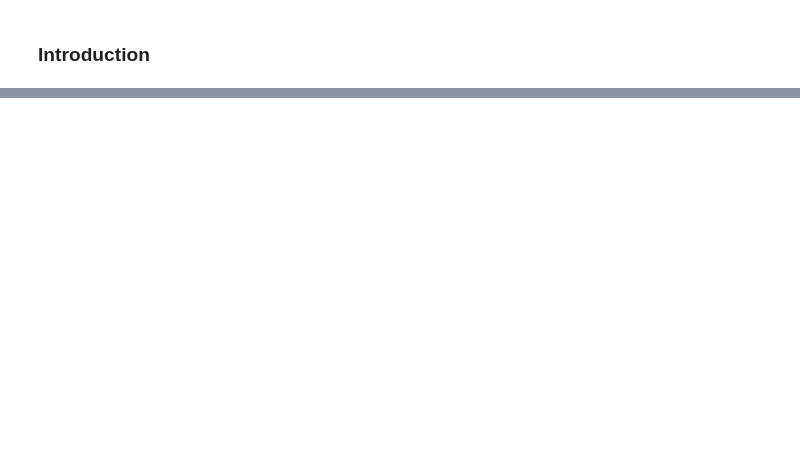
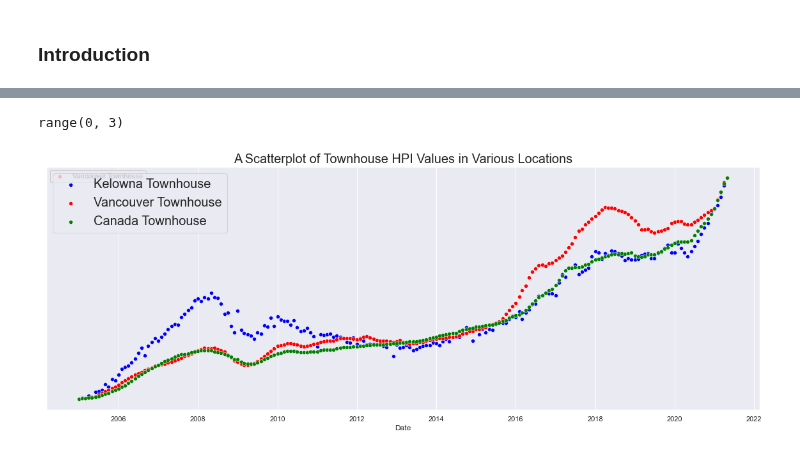
Before and after one commit to data301-2021-summer2/group-11-project, a Jupyter notebook: analysis/Shared/Task 4 Notebook.ipynb, the cells around one changed output, grey strips where cells are left out. Saved outputs shown, nothing was run; the diff lists cells and outputs as text; code cells hidden in the pictures; blank space fills up the shorter version.

```diff
--- a/analysis/Shared/Task 4 Notebook.ipynb
+++ b/analysis/Shared/Task 4 Notebook.ipynb
@@ -215,0 +220,5 @@ import matplotlib.pyplot as plt
+# %%
+pf.multiScatterPlot(MLS_BC_HPI_DF,[ 'Kelowna Townhouse', 'Vancouver Townhouse', 'Canada Townhouse'], ['blue','red','green'],'A Scatterplot of Townhouse HPI Values in Various Locations')
+# %% [output]
+range(0, 3)
+[figure, added]
```
Also changed, not shown: parts of 29 cells of this notebook, 1 other file.
